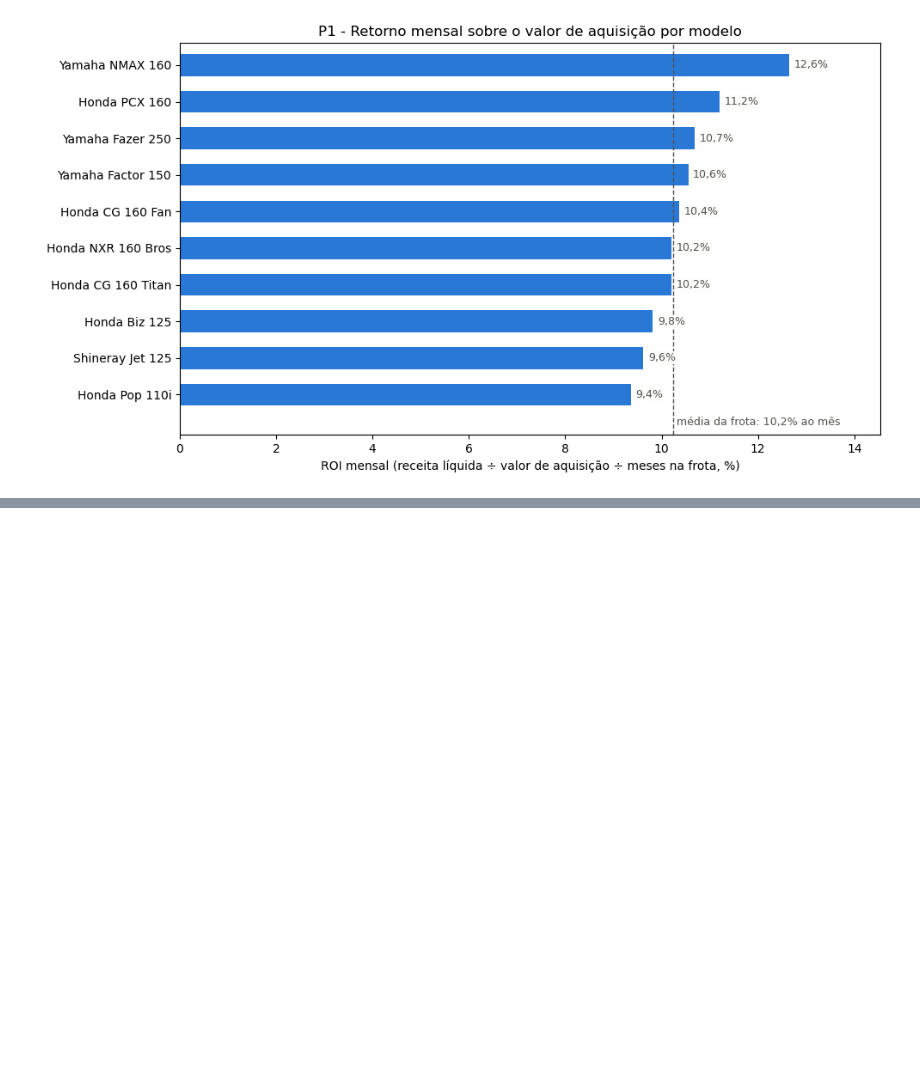
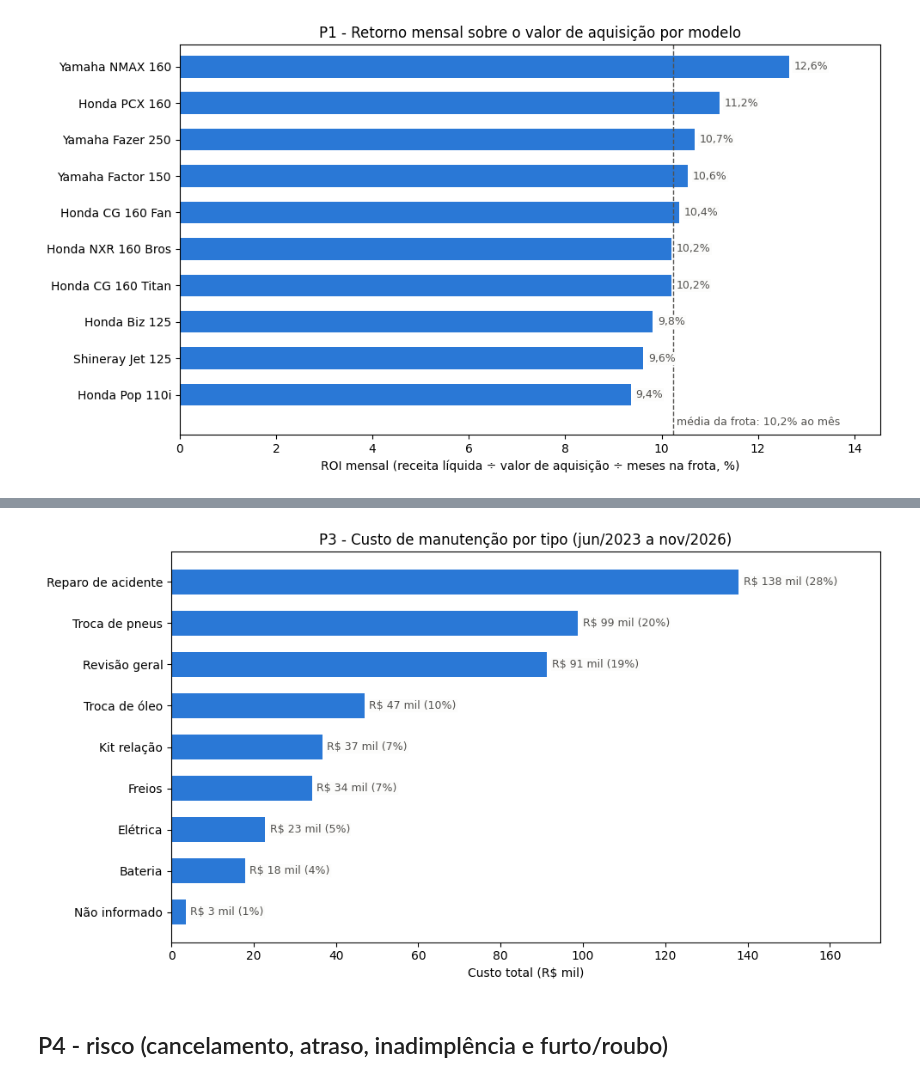
Before and after one commit to DaviBarciaV/projeto-analisededados-bi, a Jupyter notebook: analise_inicial.ipynb, the cells around one changed output, grey strips where cells are left out. Drawn from its saved outputs; the diff is of its cells as text; code cells hidden in the pictures; blank space fills up the shorter version.

```diff
--- a/analise_inicial.ipynb
+++ b/analise_inicial.ipynb
@@ -244,0 +410,8 @@ plt.show()
+# %%
+# 21) onde está o custo: por tipo de manutenção
+por_tipo = manutencoes.groupby("tipo").agg(manutencoes=("custo", "size"), custo_total=("custo", "sum"),
+                                           custo_medio=("custo", "mean"), dias_parados=("dias_parada", "sum"))
+por_tipo["%_manutencoes"] = por_tipo["manutencoes"] / por_tipo["manutencoes"].sum() * 100
+por_tipo["%_custo"] = por_tipo["custo_total"] / por_tipo["custo_total"].sum() * 100
+por_tipo = por_tipo.sort_values("custo_total", ascending=False)
+por_tipo.round(1)
@@ -244,0 +430,17 @@ plt.show()
+# %%
+# 22) GRÁFICO 3 (P3) - custo de manutenção por tipo
+fig, ax = plt.subplots(figsize=(10, 5.5))
+dados = por_tipo["custo_total"].sort_values()
+barras = ax.barh(dados.index, dados.values / 1000, color="#2a78d6", height=0.6)
+ax.bar_label(barras, labels=[f"R$ {v / 1000:.0f} mil ({v / dados.sum() * 100:.0f}%)" for v in dados.values], padding=4,
+             color="#52514e", fontsize=9, bbox=dict(fc="#fcfcfb", ec="none", pad=0.6))
+ax.set_xlabel("Custo total (R$ mil)")
+ax.set_title("P3 - Custo de manutenção por tipo (jun/2023 a nov/2026)")
+ax.grid(axis="y", visible=False)
+ax.set_xlim(0, dados.max() / 1000 * 1.25)
+plt.tight_layout()
+plt.show()
+# %% [output]
+[figure, added]
+# %% [markdown]
+## P4 - risco (cancelamento, atraso, inadimplência e furto/roubo)
```
Also changed, not shown: parts of 26 cells of this notebook, 1 other file.
